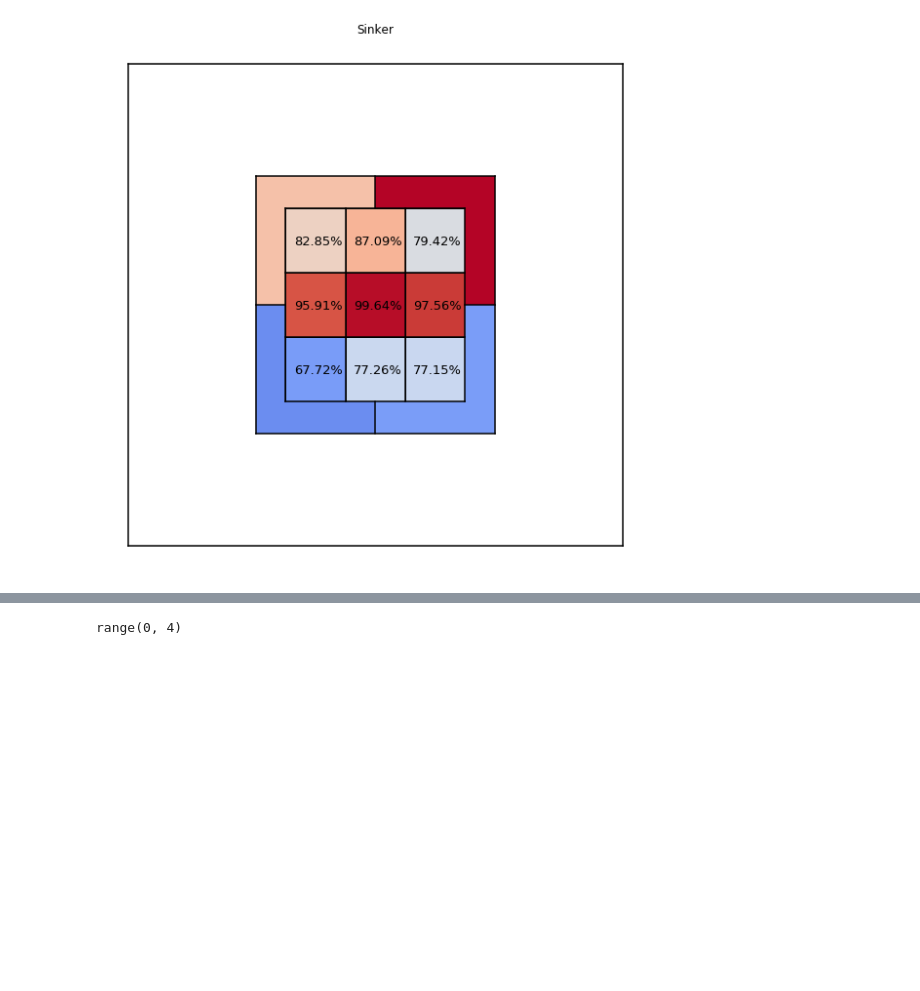
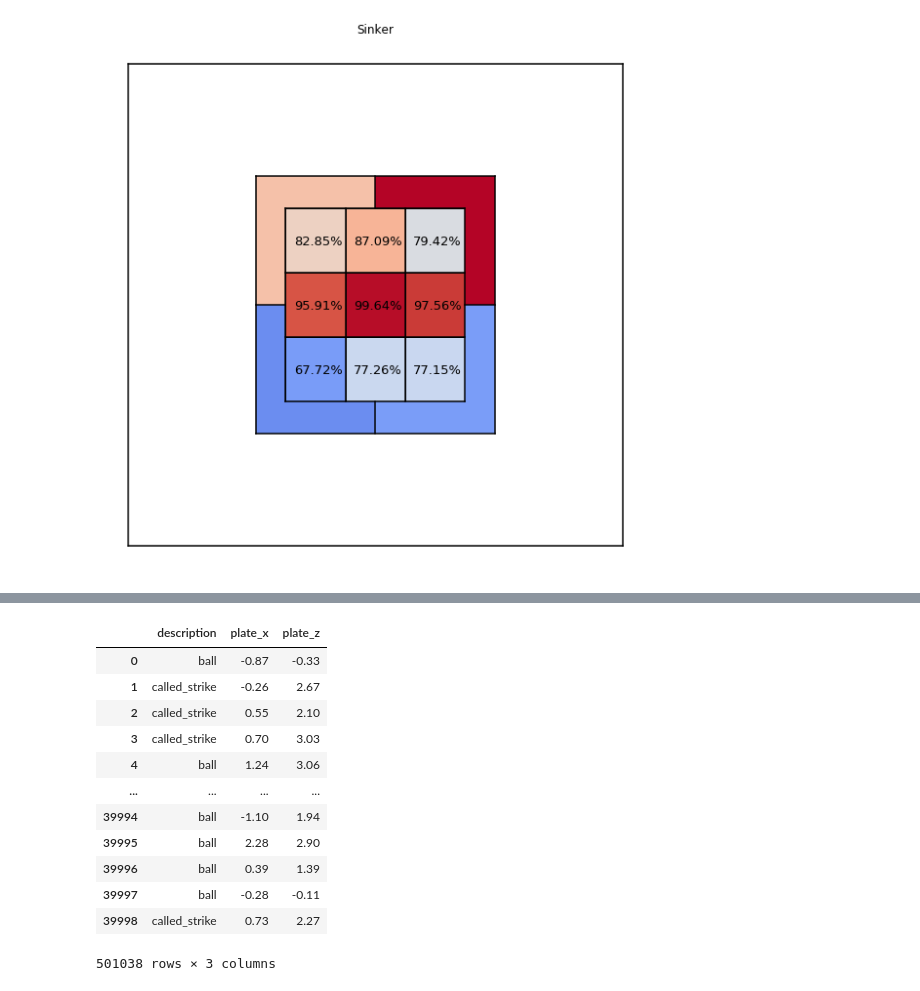
Before and after one commit to tmckeon531/umpire_bias, a Jupyter notebook: baseball3.ipynb, the cells around one changed output, grey strips where cells are left out. Drawn from its saved outputs; the diff is of its cells as text; code cells hidden in the pictures; blank space fills up the shorter version.

```diff
--- a/baseball3.ipynb
+++ b/baseball3.ipynb
@@ -507,4 +503,0 @@ ax.add_patch(rect2)
-# %%
-range(len(outside_zones))
-# %% [output]
-range(0, 4)
@@ -510,0 +507,18 @@ range(0, 4)
+# %%
+classifier_data = pitch_data[['description', 'plate_x', 'plate_z']]
+# %%
+classifier_data
+# %% [output]
+|  | description | plate_x | plate_z |
+| 0 | ball | -0.87 | -0.33 |
+| 1 | called_strike | -0.26 | 2.67 |
+| 2 | called_strike | 0.55 | 2.10 |
+| 3 | called_strike | 0.70 | 3.03 |
+| 4 | ball | 1.24 | 3.06 |
+| ... | ... | ... | ... |
+| 39994 | ball | -1.10 | 1.94 |
+| 39995 | ball | 2.28 | 2.90 |
+| 39996 | ball | 0.39 | 1.39 |
+| 39997 | ball | -0.28 | -0.11 |
+| 39998 | called_strike | 0.73 | 2.27 |
+501038 rows × 3 columns
```
Also changed, not shown: parts of 10 cells of this notebook.
